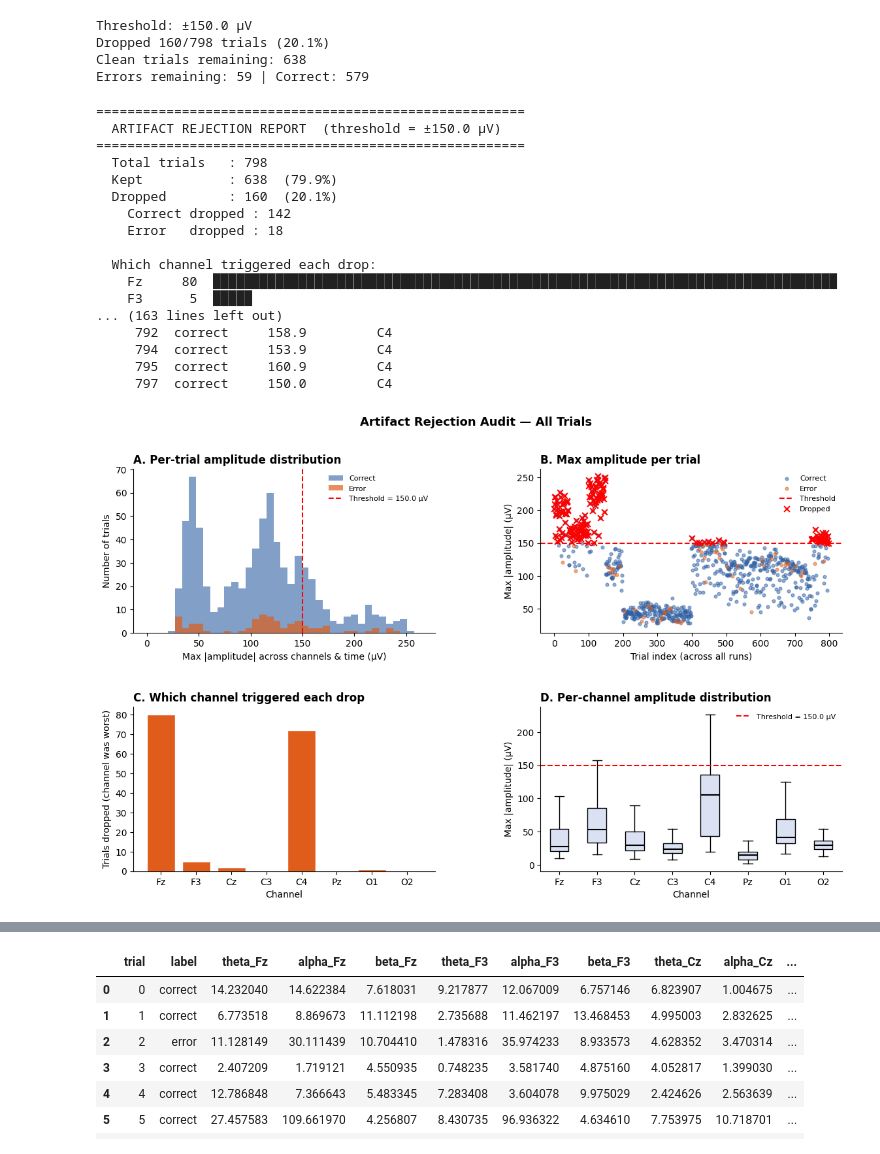
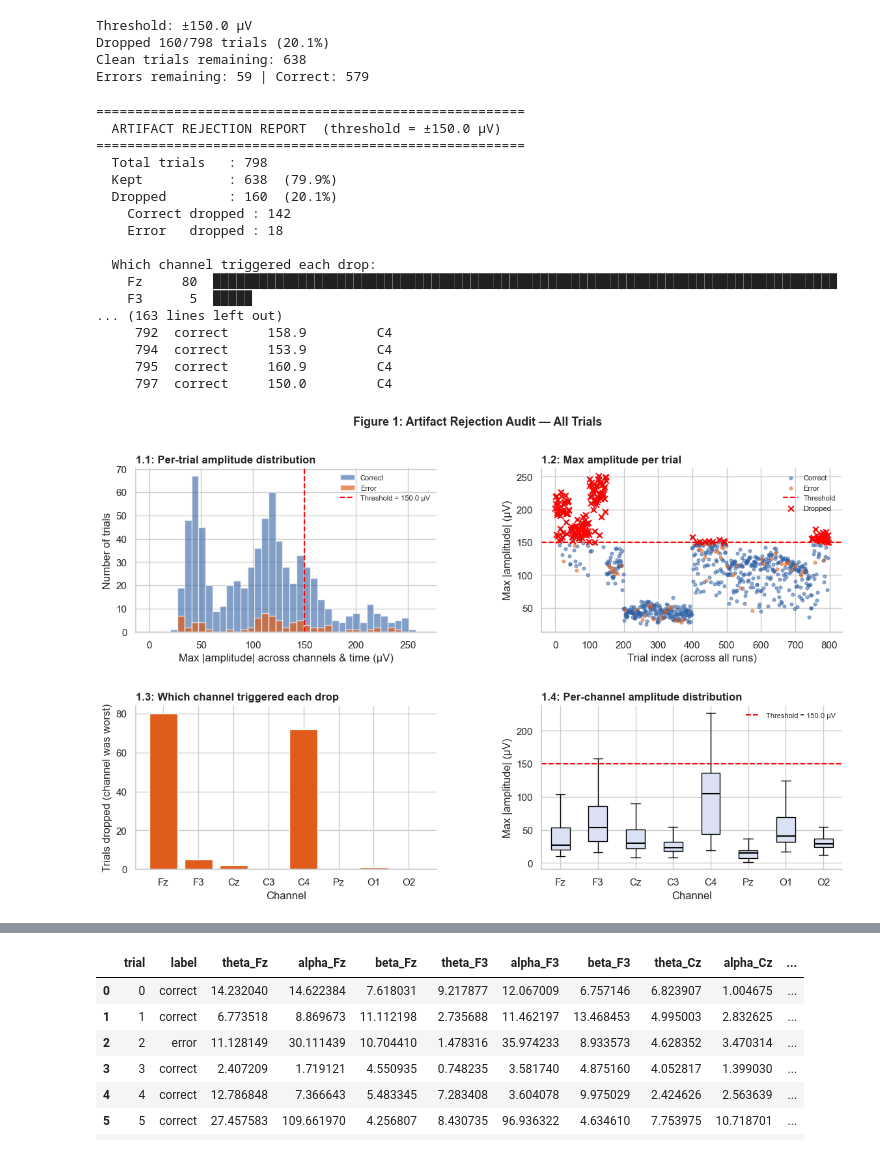
Before and after one commit to earanda4/COGS-189-Error-Prediction, a Jupyter notebook: eda.ipynb, the cells around one changed output, grey strips where cells are left out. Drawn from its saved outputs; the diff is of its cells as text; code cells hidden in the pictures.

```diff
--- a/eda.ipynb
+++ b/eda.ipynb
@@ -25,16 +26,19 @@ Note: you may need to restart the kernel to use updated packages.
 import numpy as np
 import os
 from scipy import signal
-import matplotlib.pyplot as plt
-from scipy.signal import butter, sosfiltfilt, iirnotch, filtfilt, welch
+from scipy.signal import  welch,butter, sosfiltfilt,detrend
 import pandas as pd
 from sklearn.svm import SVC
 from sklearn.preprocessing import StandardScaler
 from sklearn.model_selection import StratifiedKFold
 from sklearn.metrics import (classification_report, roc_auc_score, confusion_matrix, RocCurveDisplay)
 from sklearn.inspection import permutation_importance
+
 import matplotlib.pyplot as plt
+import matplotlib.gridspec as gridspec
+
 import seaborn as sns
+sns.set_theme(style='whitegrid')
 # %%
 # DOWNLOAD shared google drive into your local device
 # Find the folder in your Library/Finder and click copy or copy path
@@ -159,7 +146,7 @@ cor_idx = np.where(y_all == 0)[0]
 # %%
 # baseline correction for 3D EEG data
 # takes value and subtracts it by the mean of all X values, to normalize it around 0
-FS = 250.0       # Hz
+FS = 250 # Hz from flanker
 dt = 1000. / FS  # ms
 sdt = int(round(dt))
 epoch_start_ms = -500
@@ -171,6 +158,10 @@ baseline_end_ms = -400
 bl_s  = np.round((baseline_start_ms - epoch_start_ms) / sdt).astype(int)
 bl_e  = np.round((baseline_end_ms   - epoch_start_ms) / sdt).astype(int)
 
+channel_names = ['Fz','F3','Cz','C3','C4','Pz','O1','O2']
+times_ms = np.linspace(epoch_start_ms, epoch_end_ms, X_all.shape[2])
+
+
 # Baseline correction
 X_bl = X_all.copy()
 for i in range(X_bl.shape[0]):
@@ -259,15 +235,10 @@ Dropped 160/798 trials (20.1%)
 Clean trials remaining: 638
 Errors remaining: 59 | Correct: 579
 # %%
-# ── Trial Drop Inspector ──────────────────────────────────────────────────────
+#Claude-Assisted program to see which of the trials and why
+
 # Shows exactly which trials were dropped, why, and what the amplitude
 # distribution looks like — so you can audit the artifact rejection threshold.
-import matplotlib.pyplot as plt
-import matplotlib.gridspec as gridspec
-import numpy as np
-
-CHANNEL_NAMES_LOCAL = ["Fz", "F3", "Cz", "C3", "C4", "Pz", "O1", "O2"]
-
 # Recompute per-trial stats on the full (pre-rejection) filtered array.
 # We need X_all_filt — the filtered data before X_clean was overwritten.
 # Reconstruct: re-filter X_bl (still in memory).
@@ -308,7 +279,7 @@ print(f"    Error   dropped : {(_dropped_mask & (_y_orig==1)).sum()}")
 print()
 
 print(f"  Which channel triggered each drop:")
-for ci, ch in enumerate(CHANNEL_NAMES_LOCAL):
+for ci, ch in enumerate(channel_names):
     n = ((_offending_ch == ci) & _dropped_mask).sum()
     if n > 0:
         bar = "█" * n
@@ -321,15 +292,15 @@ print(f"  {'-'*40}")
 for idx in _dropped_indices:
     lbl  = "error" if _y_orig[idx] == 1 else "correct"
     mx   = _per_trial_max[idx]
-    wch  = CHANNEL_NAMES_LOCAL[_offending_ch[idx]]
+    wch  = channel_names[_offending_ch[idx]]
     flag = "  ← ERROR" if _y_orig[idx] == 1 else ""
     print(f"  {idx:>6}  {lbl:>7}  {mx:>8.1f}  {wch:>9}{flag}")
 
-# ── Figure: amplitude distribution + dropped trials ──────────────────────────
+# Figure: amplitude distribution + dropped trials
 fig = plt.figure(figsize=(14, 8))
 gs  = gridspec.GridSpec(2, 2, figure=fig, hspace=0.45, wspace=0.35)
 
-# Panel A: histogram of per-trial max amplitudes
+# Panel 1.1: histogram of per-trial max amplitudes
 ax0 = fig.add_subplot(gs[0, 0])
 cor_amps = _per_trial_max[_y_orig == 0]
 err_amps = _per_trial_max[_y_orig == 1]
@@ -340,11 +311,11 @@ ax0.axvline(THRESHOLD, color='red', ls='--', lw=1.5,
             label=f'Threshold = {THRESHOLD} µV')
 ax0.set_xlabel('Max |amplitude| across channels & time (µV)')
 ax0.set_ylabel('Number of trials')
-ax0.set_title('A. Per-trial amplitude distribution', fontweight='bold', loc='left')
+ax0.set_title('1.1: Per-trial amplitude distribution', fontweight='bold', loc='left')
 ax0.legend(fontsize=8, frameon=False)
 ax0.spines[['top', 'right']].set_visible(False)
 
-# Panel B: scatter — trial index vs max amplitude, colour by label
+# Panel 1.2: scatter — trial index vs max amplitude, colour by label
 ax1 = fig.add_subplot(gs[0, 1])
 for lbl_val, color, name in [(0, '#2E5FA3', 'Correct'), (1, '#E05C1A', 'Error')]:
     mask = _y_orig == lbl_val
@@ -357,57 +328,57 @@ ax1.scatter(_dropped_indices, _per_trial_max[_dropped_indices],
             s=40, marker='x', color='red', zorder=5, label='Dropped')
 ax1.set_xlabel('Trial index (across all runs)')
 ax1.set_ylabel('Max |amplitude| (µV)')
-ax1.set_title('B. Max amplitude per trial', fontweight='bold', loc='left')
+ax1.set_title('1.2: Max amplitude per trial', fontweight='bold', loc='left')
 ax1.legend(fontsize=8, frameon=False)
 ax1.spines[['top', 'right']].set_visible(False)
 
-# Panel C: per-channel bar chart of how many drops each channel caused
+# Panel 1.3: per-channel bar chart of how many drops each channel caused
 ax2 = fig.add_subplot(gs[1, 0])
 drop_per_ch = [
     ((_offending_ch == ci) & _dropped_mask).sum()
-    for ci in range(len(CHANNEL_NAMES_LOCAL))
+    for ci in range(len(channel_names))
 ]
 bar_colors = ['#E05C1A' if v > 0 else '#BBBBBB' for v in drop_per_ch]
-ax2.bar(CHANNEL_NAMES_LOCAL, drop_per_ch, color=bar_colors, edgecolor='white')
+ax2.bar(channel_names, drop_per_ch, color=bar_colors, edgecolor='white')
 ax2.set_xlabel('Channel')
 ax2.set_ylabel('Trials dropped (channel was worst)')
-ax2.set_title('C. Which channel triggered each drop', fontweight='bold', loc='left')
+ax2.set_title('1.3: Which channel triggered each drop', fontweight='bold', loc='left')
 ax2.spines[['top', 'right']].set_visible(False)
 
-# Panel D: per-channel max amplitude (box plot)
+# Panel 1.4: per-channel max amplitude (box plot)
 ax3 = fig.add_subplot(gs[1, 1])
-data_by_ch = [_per_ch_max[:, ci] for ci in range(len(CHANNEL_NAMES_LOCAL))]
-bp = ax3.boxplot(data_by_ch, labels=CHANNEL_NAMES_LOCAL,
+data_by_ch = [_per_ch_max[:, ci] for ci in range(len(channel_names))]
+bp = ax3.boxplot(data_by_ch, labels=channel_names,
                  patch_artist=True, showfliers=False,
                  medianprops=dict(color='black', lw=1.5))
 for patch in bp['boxes']: patch.set_facecolor('#D9E1F2')
 ax3.axhline(THRESHOLD, color='red', ls='--', lw=1.5,
             label=f'Threshold = {THRESHOLD} µV')
 ax3.set_xlabel('Channel')
 ax3.set_ylabel('Max |amplitude| (µV)')
-ax3.set_title('D. Per-channel amplitude distribution', fontweight='bold', loc='left')
+ax3.set_title('1.4: Per-channel amplitude distribution', fontweight='bold', loc='left')
 ax3.legend(fontsize=8, frameon=False)
 ax3.spines[['top', 'right']].set_visible(False)
 
-fig.suptitle('Artifact Rejection Audit — All Trials', fontsize=13, fontweight='bold')
+fig.suptitle('Figure 1: Artifact Rejection Audit — All Trials', fontsize=13, fontweight='bold')
 plt.show()
 # %% [output]
 =======================================================
   ARTIFACT REJECTION REPORT  (threshold = ±150.0 µV)
 =======================================================
   Total trials   : 798
   Kept           : 638  (79.9%)
   Dropped        : 160  (20.1%)
     Correct dropped : 142
     Error   dropped : 18
 
   Which channel triggered each drop:
     Fz     80  ████████████████████████████████████████████████████████████████████████████████
     F3      5  █████
 ... (163 lines left out)
      792  correct     158.9         C4
      794  correct     153.9         C4
      795  correct     160.9         C4
      797  correct     150.0         C4
-[figure, old version]
+[figure, new version]
 # %%
```
Also changed, not shown: parts of 11 cells of this notebook.
